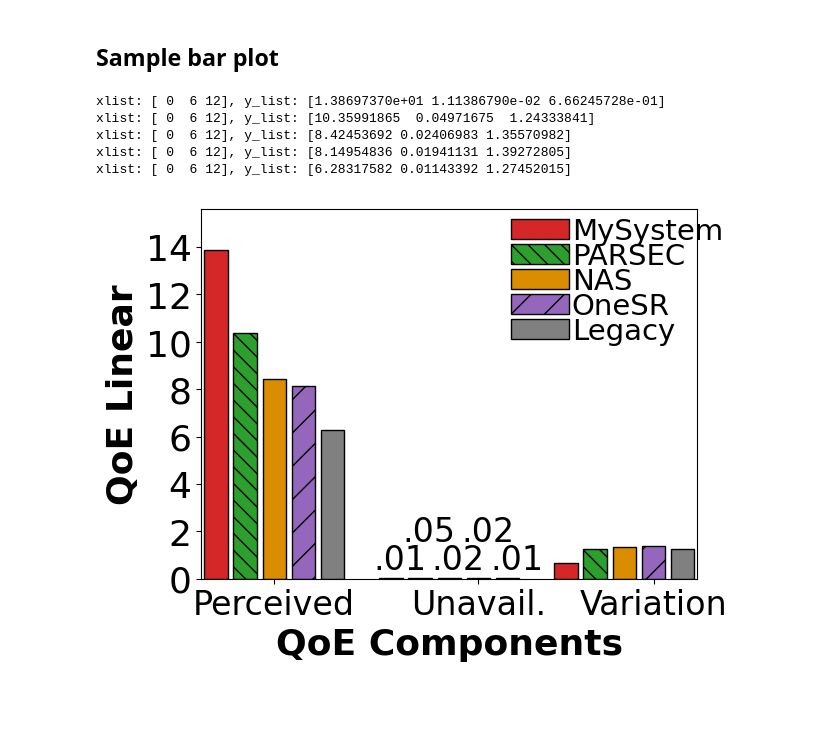
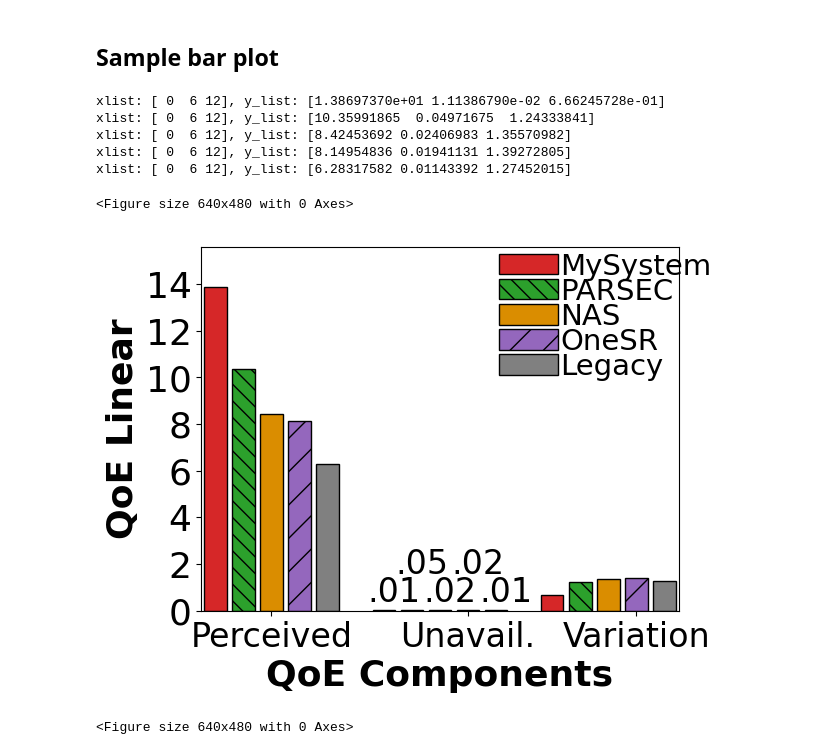
Before and after one commit to phananh1010/visualization-matplotlib, a Jupyter notebook: viz.ipynb, the cells around one changed output. Cells and saved outputs as stored; diff of their text form; code cells hidden in the pictures; blank space fills up the shorter version.

Commit message:
update figures

```diff
--- a/viz.ipynb
+++ b/viz.ipynb
@@ -51,31 +55,37 @@ y_list_ds = np.array([[13.869736988467603, 0.011138679021663782, 0.6662457276408
           [8.149548355351842, 0.019411312824331187, 1.3927280457393778],
           [6.283175816468525, 0.011433918657774262, 1.274520152305711]])
 
 ypn_list = [0.011, 0.05 , 0.024, 0.019, 0.011]
 
 x_list = np.arange(3) * 6
 
 
 for idx in range(len(y_list_ds)):
     y_list = y_list_ds[idx]
     plt.bar(x_list + idx, y_list, label=MODELLABEL_LIST[idx], color=COLOR_LIST[idx], \
             edgecolor = "black", hatch=HATCH_LIST[idx], linewidth=1)#yerr=y_err_list,
 
     print (f'xlist: {x_list}, y_list: {y_list}')
 
 plt.legend(loc=(.6, .6), handlelength=2, fontsize=QOEFONT-5, labelspacing=-.1, handletextpad=0.1, frameon=False)
 plt.ylabel(f'QoE Linear', fontsize=QOEFONT, fontweight='bold')
 plt.xlabel(f'QoE Components', fontsize=QOEFONT, fontweight='bold')
 plt.yticks(fontsize=QOEFONT)
 plt.xticks([2, 9, 15], ['Perceived', 'Unavail.', 'Variation'], fontsize=24)
 plt.axis([-0.5, 15+1.5, 0, 15.6])
 
 for idx, item in enumerate(ypn_list):
     plt.annotate(f'{item:.2f}'.lstrip('0'), (5.4 + idx, .4 if idx%2==0 else 1.6), fontsize=24)
+
+plt.tight_layout()
+plt.savefig('fig_barplot.pdf', dpi=300)
+plt.figure()
 # %% [output]
 xlist: [ 0  6 12], y_list: [1.38697370e+01 1.11386790e-02 6.66245728e-01]
 xlist: [ 0  6 12], y_list: [10.35991865  0.04971675  1.24333841]
 xlist: [ 0  6 12], y_list: [8.42453692 0.02406983 1.35570982]
 xlist: [ 0  6 12], y_list: [8.14954836 0.01941131 1.39272805]
 xlist: [ 0  6 12], y_list: [6.28317582 0.01143392 1.27452015]
+<Figure size 640x480 with 0 Axes>
-[figure, old version]
+[figure, new version]
+<Figure size 640x480 with 0 Axes>
```
Also changed, not shown: parts of 1 cell of this notebook, 2 other files.
